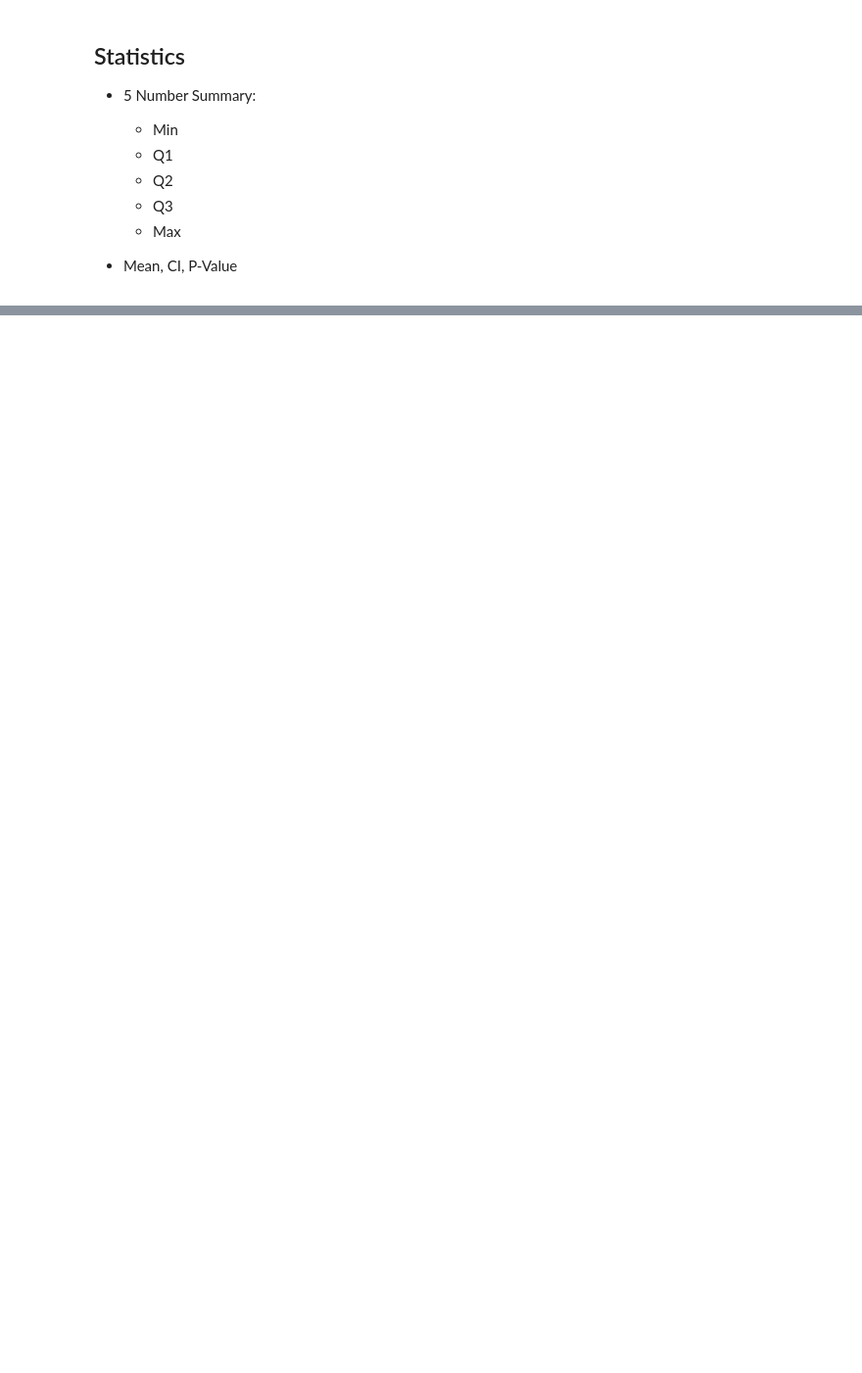
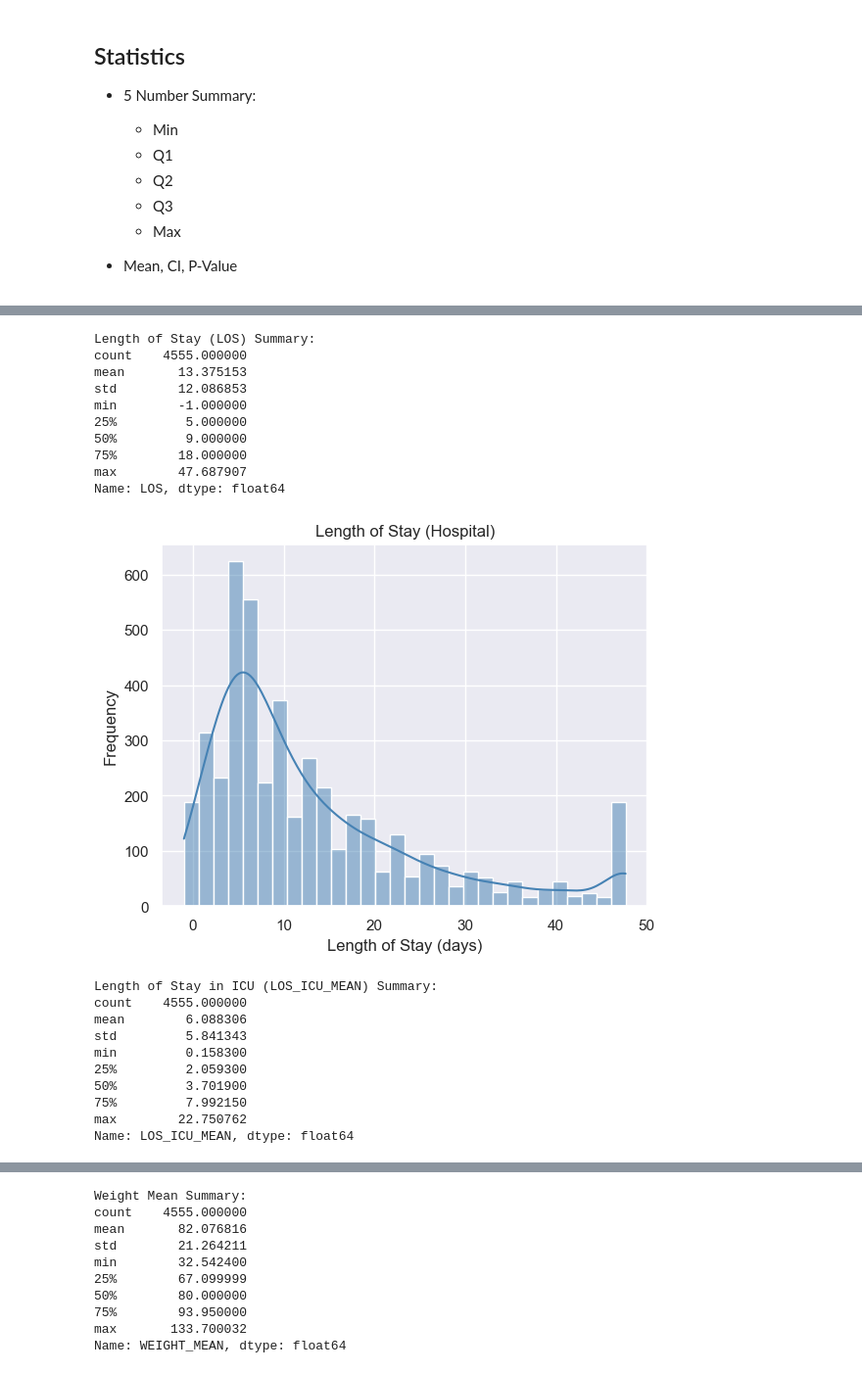
Before and after one commit to Musiik-fn/650-DRAGON-SLAYERS, a Jupyter notebook: FILES/Code/650EDA.ipynb, the cells around one changed output, grey strips where cells are left out. Shown at 98% size. Saved outputs shown, nothing was run; the diff lists cells and outputs as text; code cells hidden in the pictures; blank space fills up the shorter version.

```diff
--- a/FILES/Code/650EDA.ipynb
+++ b/FILES/Code/650EDA.ipynb
@@ -181,0 +280,52 @@ plt.show()
+# %%
+# Length of Stay in Hospital
+print("\nLength of Stay (LOS) Summary:")
+print(df['LOS'].describe())
+
+sns.histplot(df['LOS'], kde=True, bins=30, color='steelblue')
+plt.title('Length of Stay (Hospital)')
+plt.xlabel('Length of Stay (days)')
+plt.ylabel('Frequency')
+plt.show()
+
+# Length of Stay in ICU
+print("\nLength of Stay in ICU (LOS_ICU_MEAN) Summary:")
+print(df['LOS_ICU_MEAN'].describe())
+
+sns.histplot(df['LOS_ICU_MEAN'], kde=True, bins=30, color='salmon')
+plt.title('Length of Stay (ICU)')
+plt.xlabel('Length of Stay (ICU days)')
+plt.ylabel('Frequency')
+plt.show()
+
+# Weight Mean
+print("\nWeight Mean Summary:")
+print(df['WEIGHT_MEAN'].describe())
+
+sns.histplot(df['WEIGHT_MEAN'], kde=True, bins=30, color='lightseagreen')
+plt.title('Mean Weight Distribution')
+plt.xlabel('Weight (kg)')
+plt.ylabel('Frequency')
+plt.show()
+# %% [output]
+Length of Stay (LOS) Summary:
+count    4555.000000
+mean       13.375153
+std        12.086853
+min        -1.000000
+25%         5.000000
+50%         9.000000
+75%        18.000000
+max        47.687907
+Name: LOS, dtype: float64
+[figure, added]
+Length of Stay in ICU (LOS_ICU_MEAN) Summary:
+count    4555.000000
+mean        6.088306
+std         5.841343
+min         0.158300
+25%         2.059300
+50%         3.701900
+75%         7.992150
+max        22.750762
+Name: LOS_ICU_MEAN, dtype: float64
@@ -181,0 +333,10 @@ plt.show()
+Weight Mean Summary:
+count    4555.000000
+mean       82.076816
+std        21.264211
+min        32.542400
+25%        67.099999
+50%        80.000000
+75%        93.950000
+max       133.700032
+Name: WEIGHT_MEAN, dtype: float64
```
Also changed, not shown: parts of 8 cells of this notebook, 1 other file.
